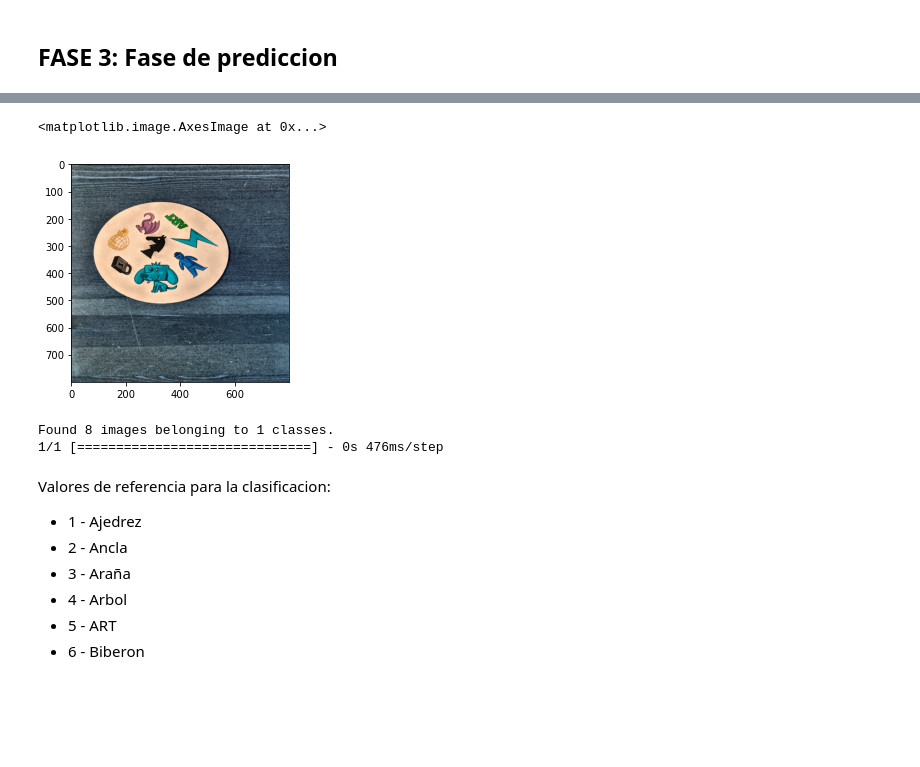
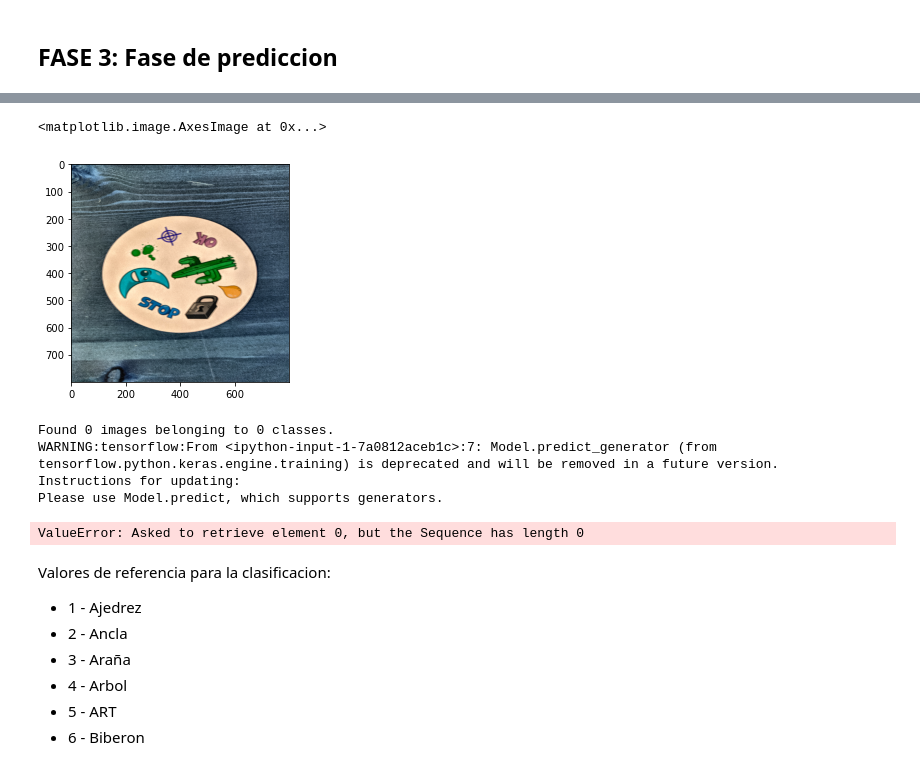
Before and after one commit to velascoluis/dlsummerday2020, a Jupyter notebook: DLSM2020_Entrenamiento_del_modelo.ipynb, the cells around one changed output, grey strips where cells are left out. Cells and saved outputs as stored; diff of their text form; code cells hidden in the pictures; blank space fills up the shorter version.

```diff
--- a/DLSM2020_Entrenamiento_del_modelo.ipynb
+++ b/DLSM2020_Entrenamiento_del_modelo.ipynb
@@ -256,17 +185,19 @@ model = tf.keras.models.load_model('spot_model')
 # %%
+import cv2
+import matplotlib.pyplot as plt
 predict_dir = 'symbols/test/'
-predict_filename = 'IMG_20200719_113557.jpg'
+predict_filename = 'IMG_20200719_113535.jpg'
 image = cv2.imread(predict_dir+predict_filename)
 lab = cv2.cvtColor(image, cv2.COLOR_BGR2LAB)
 l, a, b = cv2.split(lab)
 clahe = cv2.createCLAHE(clipLimit=3.0, tileGridSize=(8,8))
 cl = clahe.apply(l)
 limg = cv2.merge((cl,a,b))
 final = cv2.cvtColor(limg, cv2.COLOR_LAB2BGR)
 resized = cv2.resize(final, (800, 800))
 plt.imshow(resized)
 # %% [output]
 <matplotlib.image.AxesImage at 0x...>
-[figure, old version]
+[figure, new version]
 # %%
 import imutils
@@ -333,15 +254,21 @@ for c in cnts:
                 pass
             i += 1
 # %%
+from tensorflow.keras.preprocessing.image import ImageDataGenerator
+import tensorflow as tf
+import numpy as np
+model = tf.keras.models.load_model('spot_model')
 test_datagen = ImageDataGenerator(rescale=1./255)
-test_generator = test_datagen.flow_from_directory('predictions',target_size=(400, 400),batch_size=20,class_mode='binary',shuffle=False)
-test_generator.reset()
+test_generator = test_datagen.flow_from_directory('predictions',target_size=(400, 400),batch_size=10,class_mode='binary',shuffle=False)
 pred = model.predict_generator(test_generator, steps=len(test_generator), verbose=1)
 predicted_probabilities = np.max(pred,axis=1)
 predicted_class_indices = np.argmax(pred,axis=1)
 # %% [output]
-Found 8 images belonging to 1 classes.
-1/1 [==============================] - 0s 476ms/step
+Found 0 images belonging to 0 classes.
+WARNING:tensorflow:From <ipython-input-1-7a0812aceb1c>:7: Model.predict_generator (from tensorflow.python.keras.engine.training) is deprecated and will be removed in a future version.
+Instructions for updating:
+Please use Model.predict, which supports generators.
+ValueError: Asked to retrieve element 0, but the Sequence has length 0
 # %% [markdown]
 Valores de referencia para la clasificacion:
 * 1 - Ajedrez
```
Also changed, not shown: parts of 14 cells of this notebook, 18 other files.
